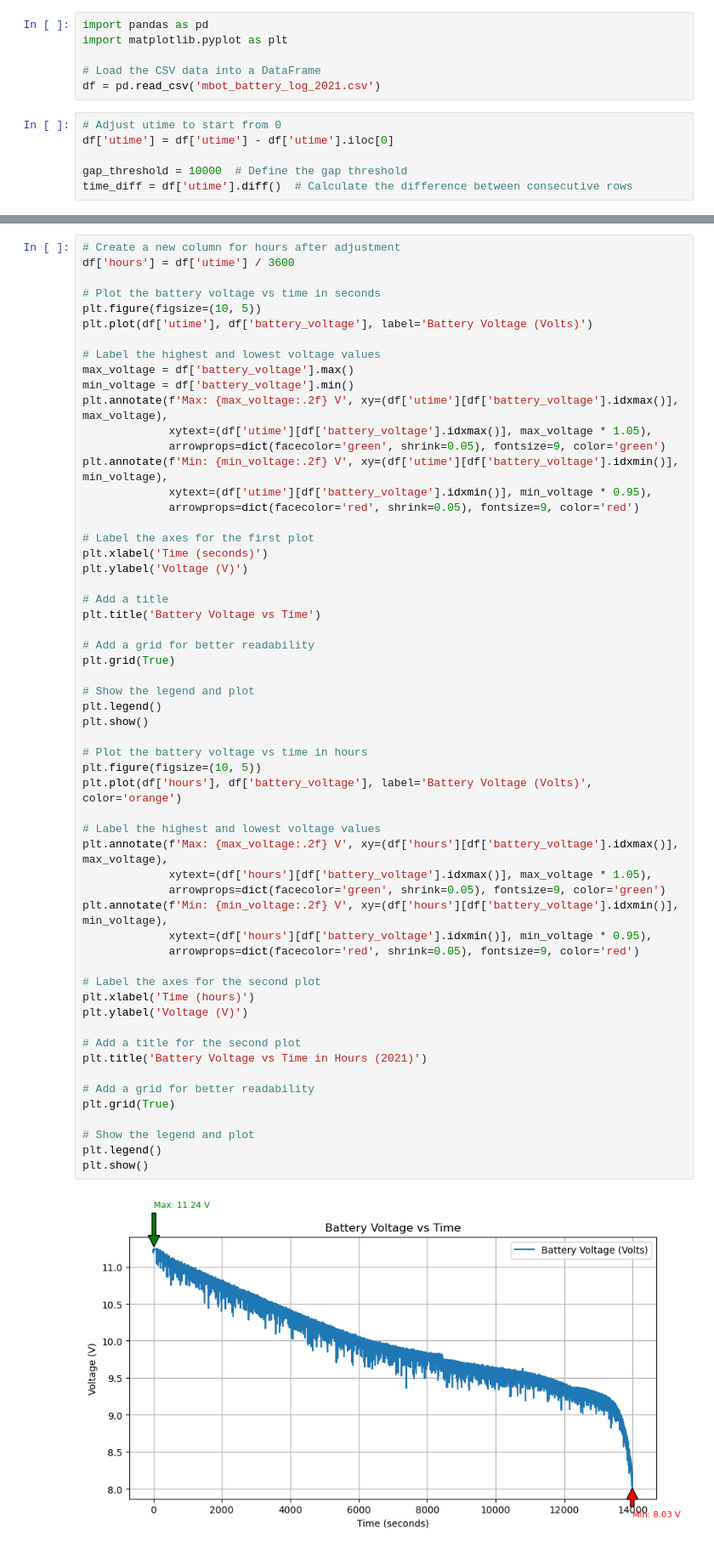
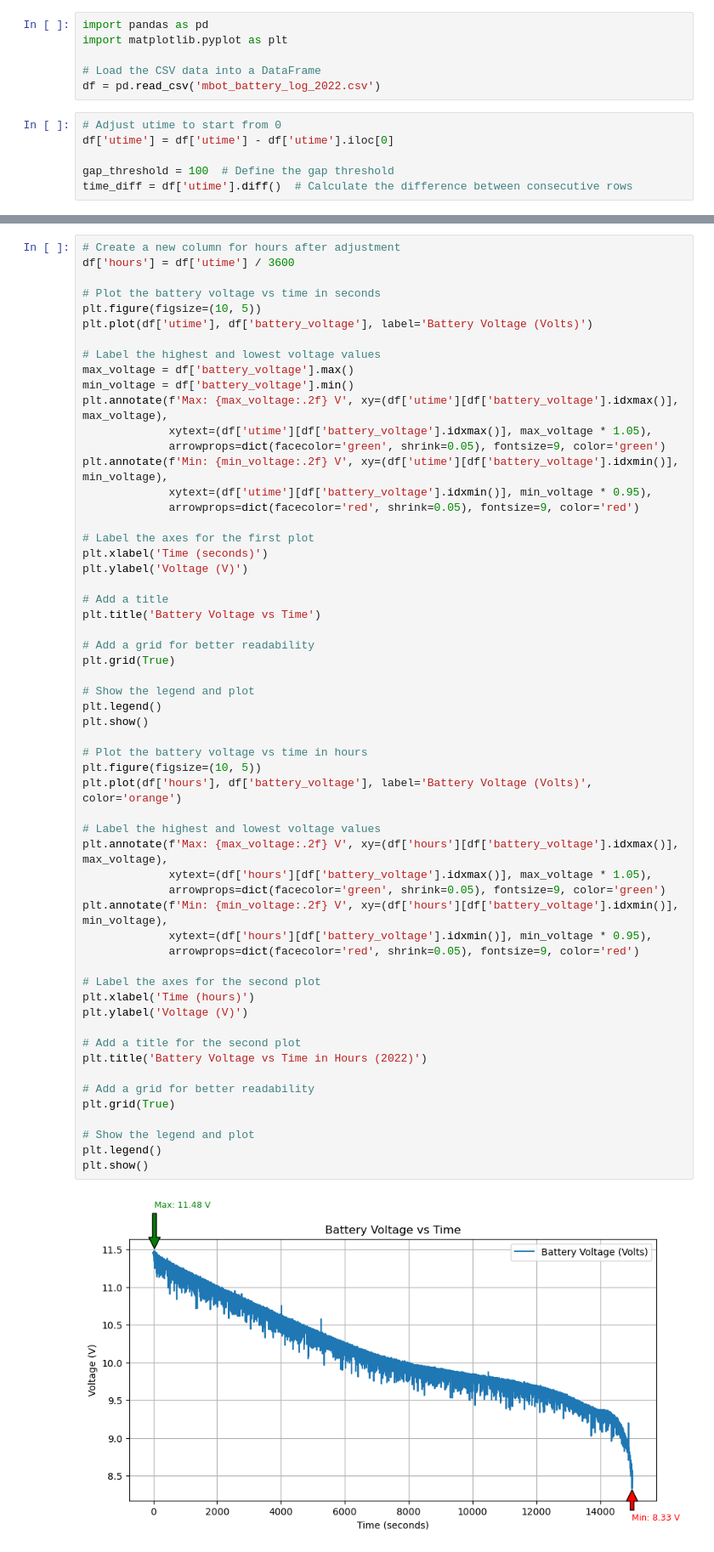
Before and after one commit to sxy-sun/mbot_logger, a Jupyter notebook: battery_log_plot.ipynb, the cells around one changed output, grey strips where cells are left out. Shown at 85% size. Drawn from its saved outputs; the diff is of its cells as text.

```diff
--- a/battery_log_plot.ipynb
+++ b/battery_log_plot.ipynb
@@ -3,12 +3,12 @@ import pandas as pd
 import matplotlib.pyplot as plt
 
 # Load the CSV data into a DataFrame
-df = pd.read_csv('mbot_battery_log_2021.csv')
+df = pd.read_csv('mbot_battery_log_2022.csv')
 # %%
 # Adjust utime to start from 0
 df['utime'] = df['utime'] - df['utime'].iloc[0]
 
-gap_threshold = 10000  # Define the gap threshold
+gap_threshold = 100  # Define the gap threshold
 time_diff = df['utime'].diff()  # Calculate the difference between consecutive rows
 # %%
 # Check if any time difference exceeds the threshold
@@ -78,32 +78,32 @@ plt.grid(True)
 
 # Show the legend and plot
 plt.legend()
 plt.show()
 
 # Plot the battery voltage vs time in hours
 plt.figure(figsize=(10, 5))
 plt.plot(df['hours'], df['battery_voltage'], label='Battery Voltage (Volts)', color='orange')
 
 # Label the highest and lowest voltage values
 plt.annotate(f'Max: {max_voltage:.2f} V', xy=(df['hours'][df['battery_voltage'].idxmax()], max_voltage),
              xytext=(df['hours'][df['battery_voltage'].idxmax()], max_voltage * 1.05),
              arrowprops=dict(facecolor='green', shrink=0.05), fontsize=9, color='green')
 plt.annotate(f'Min: {min_voltage:.2f} V', xy=(df['hours'][df['battery_voltage'].idxmin()], min_voltage),
              xytext=(df['hours'][df['battery_voltage'].idxmin()], min_voltage * 0.95),
              arrowprops=dict(facecolor='red', shrink=0.05), fontsize=9, color='red')
 
 # Label the axes for the second plot
 plt.xlabel('Time (hours)')
 plt.ylabel('Voltage (V)')
 
 # Add a title for the second plot
-plt.title('Battery Voltage vs Time in Hours (2021)')
+plt.title('Battery Voltage vs Time in Hours (2022)')
 
 # Add a grid for better readability
 plt.grid(True)
 
 # Show the legend and plot
 plt.legend()
 plt.show()
 # %% [output]
-[figure, old version]
+[figure, new version]
```
Also changed, not shown: parts of 2 cells of this notebook, 4 other files.
